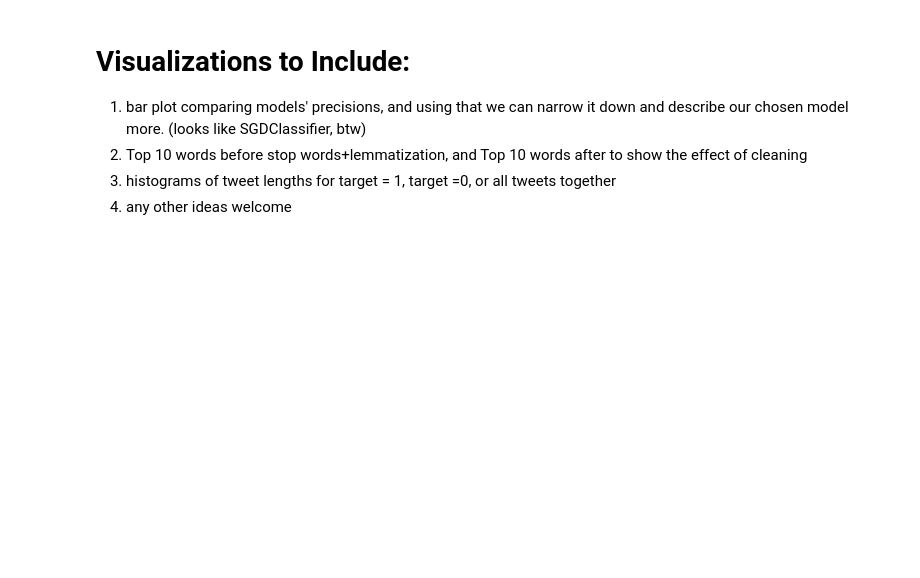
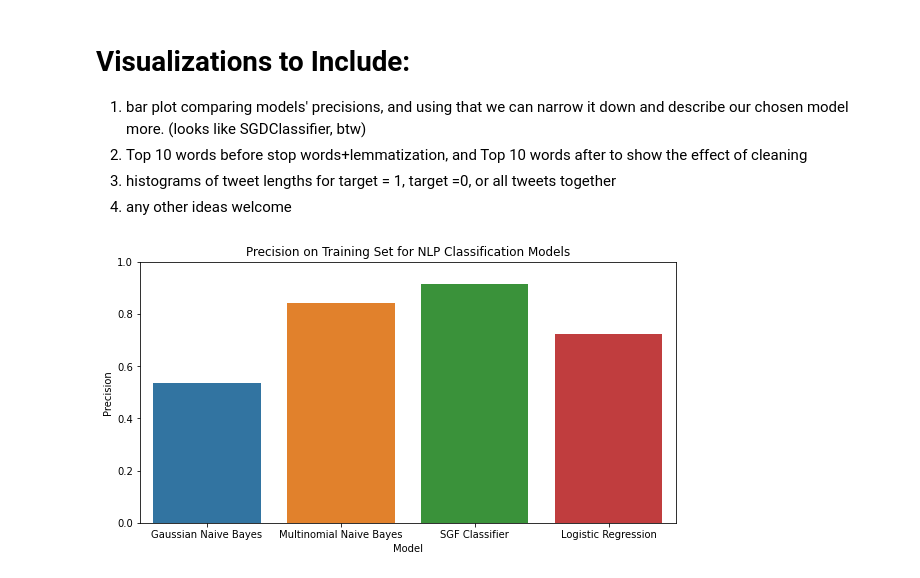
Before and after one commit to christesont/CS4447_FinalProject, a Jupyter notebook: Final_Project.ipynb, the cells around one changed output. Drawn from its saved outputs; the diff is of its cells as text; code cells hidden in the pictures; blank space fills up the shorter version.

Commit message:
added barplot of model precisions

```diff
--- a/Final_Project.ipynb
+++ b/Final_Project.ipynb
@@ -163,5 +176,8 @@ print(confusionMatrix)
 tn, fp, fn, tp = confusionMatrix.ravel()
 accuracy = (tp+tn)/(sum(sum(confusionMatrix)))
 precision = tp / (tp+fp)
+modeldf = pd.DataFrame()
+models = ['Gaussian Naive Bayes']
+precisions = [precision]
 print(f'Model precision is: {precision}')
 # %% [output]
@@ -186,5 +202,7 @@ print(confusionMatrix)
 tn, fp, fn, tp = confusionMatrix.ravel()
 accuracy = (tp+tn)/(sum(sum(confusionMatrix)))
 precision = tp / (tp+fp)
+models.append('Multinomial Naive Bayes')
+precisions.append(precision)
 print(f'Model precision is: {precision}')
 # %% [output]
@@ -207,5 +225,7 @@ print(confusionMatrix)
 tn, fp, fn, tp = confusionMatrix.ravel()
 accuracy = (tp+tn)/(sum(sum(confusionMatrix)))
 precision = tp / (tp+fp)
+models.append('SGF Classifier')
+precisions.append(precision)
 print(f'Model precision is: {precision}')
 # %% [output]
@@ -230,5 +250,7 @@ print(confusionMatrix)
 tn, fp, fn, tp = confusionMatrix.ravel()
 accuracy = (tp+tn)/(sum(sum(confusionMatrix)))
 precision = tp / (tp+fp)
+models.append('Logistic Regression')
+precisions.append(precision)
 print(f'Model precision is: {precision}')
 # %% [output]
@@ -243,3 +265,18 @@ Deprecated in NumPy 1.20; for more details and guidance: https://numpy.org/devdo
 1. Top 10 words before stop words+lemmatization, and Top 10 words after to show the effect of cleaning
 1. histograms of tweet lengths for target = 1, target =0, or all tweets together
 1. any other ideas welcome
+# %%
+modeldf['model']=models
+modeldf['precision']=precisions
+modeldf
+plt.figure(figsize=(9.6,4.8))
+g= sns.barplot(x='model', y='precision',data=modeldf)
+# g.set_xticklabels(rotation=30,labels=modeldf.model)
+g.set(xlabel='Model', ylabel='Precision')
+g.set_title('Precision on Training Set for NLP Classification Models')
+g.set_ylim(0,1)
+# for index, row in modeldf.iterrows():
+#     g.text(row.model,row.precision, round(row.precision,2), color='black', ha="center")
+plt.show()
+# %% [output]
+[figure, added]
```
Also changed, not shown: parts of 5 cells of this notebook.
